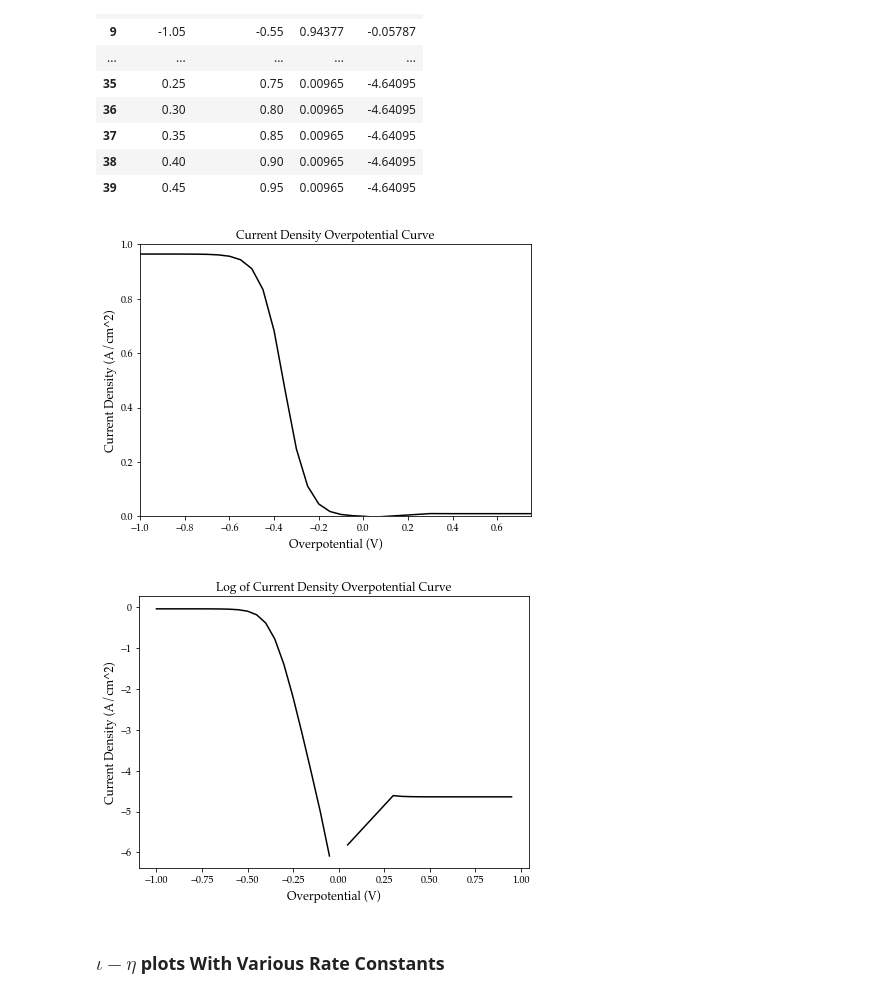
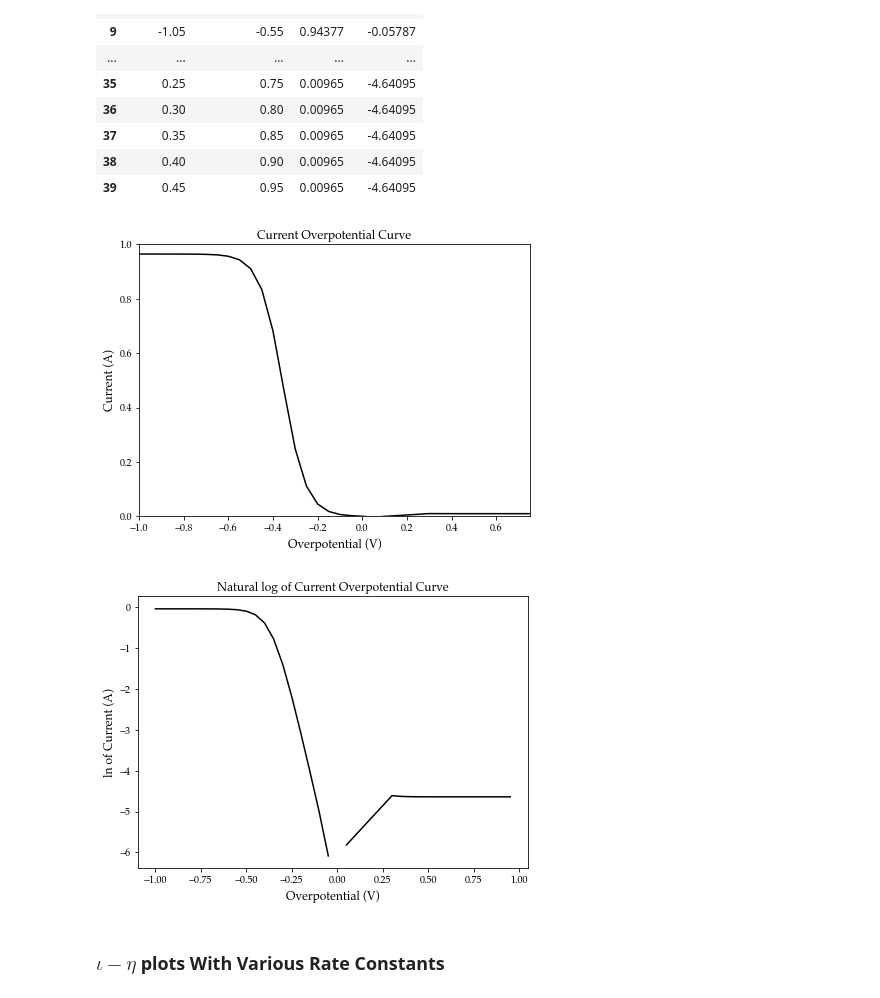
Before and after one commit to jmsieffer/ChemPhysicsMisc, a Jupyter notebook: ChemPhysicsMisc/MiscScienceScripts/ButlerVolmer.ipynb, the cells around one changed output. Saved outputs shown, nothing was run; the diff lists cells and outputs as text; code cells hidden in the pictures.

```diff
--- a/ChemPhysicsMisc/MiscScienceScripts/ButlerVolmer.ipynb
+++ b/ChemPhysicsMisc/MiscScienceScripts/ButlerVolmer.ipynb
@@ -160,7 +163,7 @@ logCurrent = np.log(abs(df['Current']))
 df['lnCurrent'] = logCurrent
 
 df = df.round(5)
-#df = df.drop([22,23,24,25])
+df = df.drop([22,23,24,25])
 
 # window = 21
 # order = 2
@@ -188,25 +191,25 @@ dfn
 # %%
 #Plot Current vs Overpotential
 fig = plt.figure(figsize = (7,5))
 
 plt.xlim(-1,.75)
 plt.ylim(-0.0,1)
 
 plt.plot(df.Overpotential,df.Current, color = 'black')
 # plt.plot(df.Overpotential,y_sf, color = 'black')
 
 #Font selection
 matplotlib.rcParams['font.serif'] = "Palatino"
 matplotlib.rcParams['font.family'] = "serif"
 
 #Plot Labeling
-plt.title('Current Density Overpotential Curve')
+plt.title('Current Overpotential Curve')
 plt.xlabel('Overpotential (V)', fontsize = '12')
-plt.ylabel('Current Density (A/cm^2)', fontsize = '12')
+plt.ylabel('Current (A)', fontsize = '12')
 
 fig.savefig('CDI.png', format='png', dpi=1200)
 # %% [output]
-[figure, old version]
+[figure, new version]
 # %%
 #Plot log of Current vs Overpotential
 fig = plt.figure(figsize = (7,5))
@@ -214,20 +217,20 @@ fig = plt.figure(figsize = (7,5))
 # plt.xlim(-1,.5)
 # plt.ylim(-0.02,.01)
 
-plt.plot(df.Overpotential,df.logCurrent, color = 'black')
+plt.plot(df.Overpotential,df.lnCurrent, color = 'black')
 
 #Font selection
 matplotlib.rcParams['font.serif'] = "Palatino"
 matplotlib.rcParams['font.family'] = "serif"
 
 #Plot Labeling
-plt.title('Log of Current Density Overpotential Curve')
+plt.title('Natural log of Current Overpotential Curve')
 plt.xlabel('Overpotential (V)', fontsize = '12')
-plt.ylabel('Current Density (A/cm^2)', fontsize = '12')
+plt.ylabel('ln of Current (A)', fontsize = '12')
 
 fig.savefig('lnCDI.png', format='png', dpi=1200)
 # %% [output]
-[figure, old version]
+[figure, new version]
 # %% [markdown]
 ### $\iota - \eta $ plots With Various Rate Constants
 # %%
```
Also changed, not shown: parts of 5 cells of this notebook, 6 other files.
